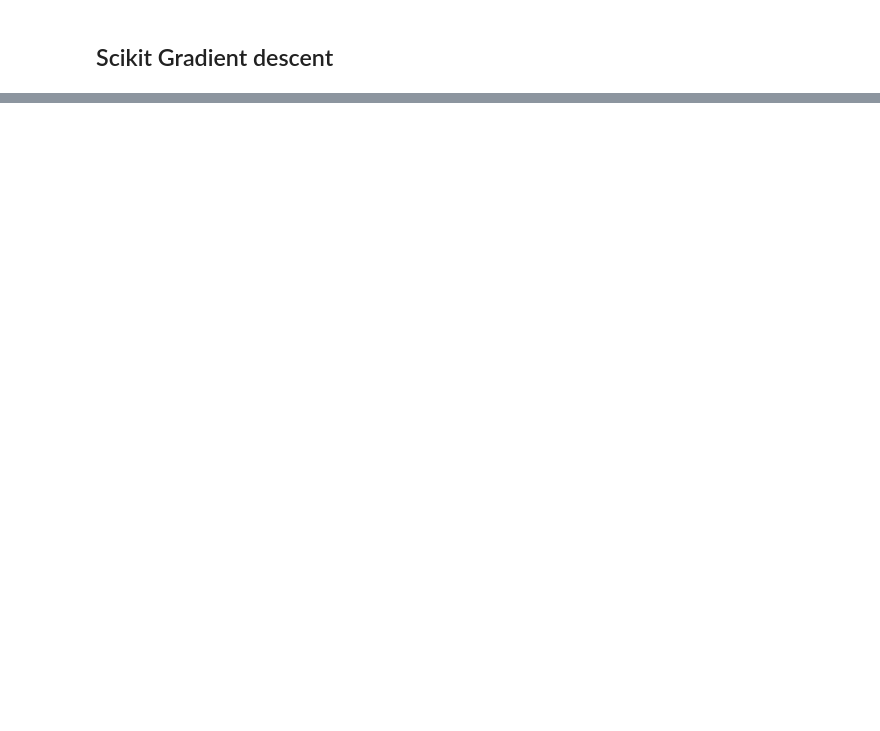
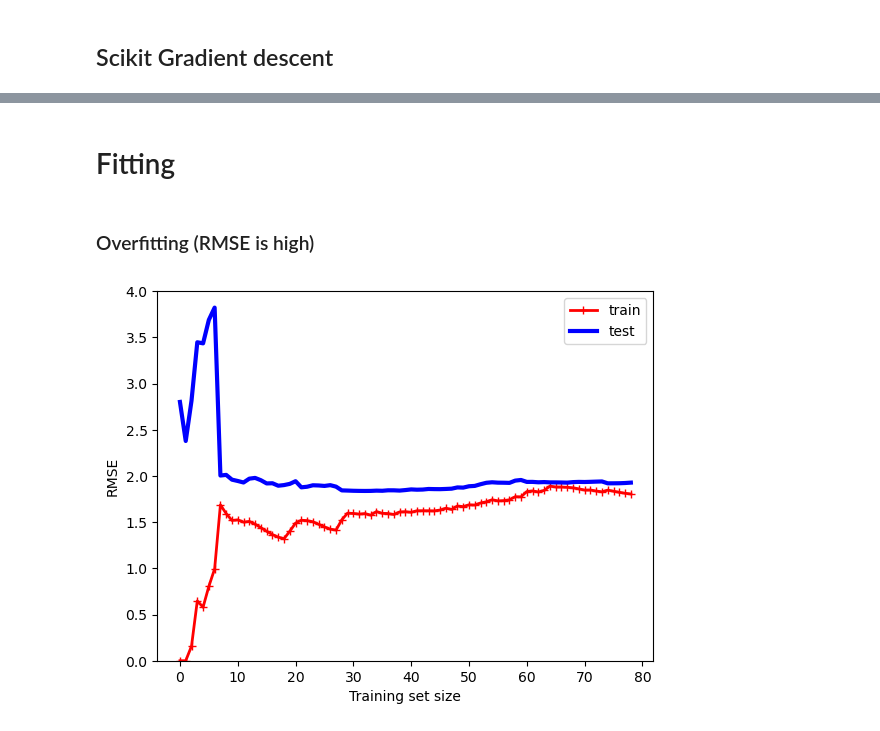
Before and after one commit to c0g1to/data-science-mastering, a Jupyter notebook: scikit/models.ipynb, the cells around one changed output, grey strips where cells are left out. Cells and saved outputs as stored; diff of their text form; code cells hidden in the pictures; blank space fills up the shorter version.

```diff
--- a/scikit/models.ipynb
+++ b/scikit/models.ipynb
@@ -168,0 +227,24 @@ print(theta)
+# %% [markdown]
+# Fitting
+# %% [markdown]
+### Overfitting (RMSE is high)
+# %%
+def plot_learning_curves(model, X, y):
+    X_train, X_test, y_train, y_test = train_test_split(X, y, test_size=0.2)
+    train_errors, test_errors = [], []
+    for m in range(1, len(X_train)):
+        model.fit(X_train[:m], y_train[:m])
+        y_train_predict = model.predict(X_train[:m])
+        y_test_predict = model.predict(X_test)
+        train_errors.append(mean_squared_error(y_train[:m], y_train_predict))
+        test_errors.append(mean_squared_error(y_test, y_test_predict))
+    plt.plot(np.sqrt(train_errors), "r-+", lw=2, label='train')
+    plt.plot(np.sqrt(test_errors), "b-", lw=3, label='test')
+    plt.legend()
+    plt.xlabel('Training set size')
+    plt.ylabel('RMSE')
+    plt.ylim([0, 4])
+
+plot_learning_curves(lin_reg, X, y)
+# %% [output]
+[figure, added]
```
Also changed, not shown: parts of 17 cells of this notebook, 1 other file.
